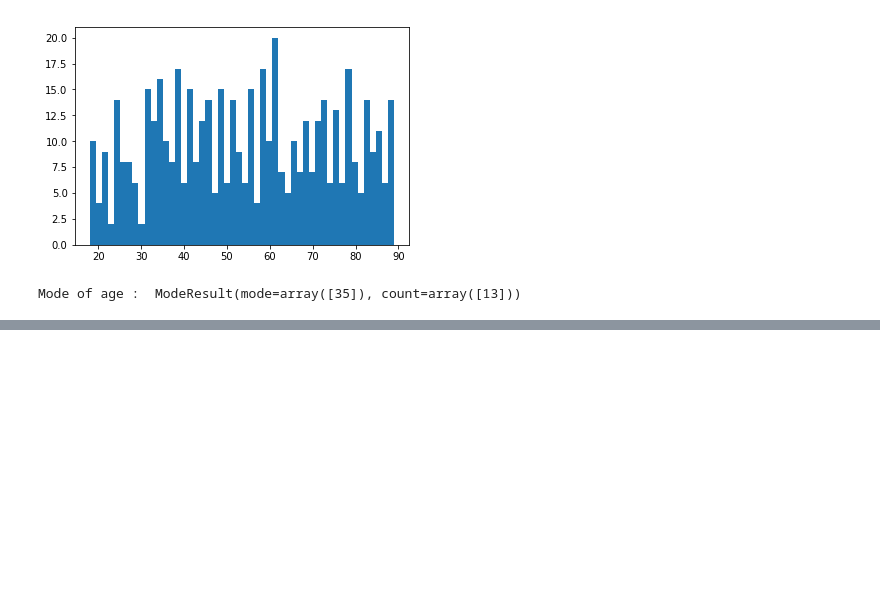
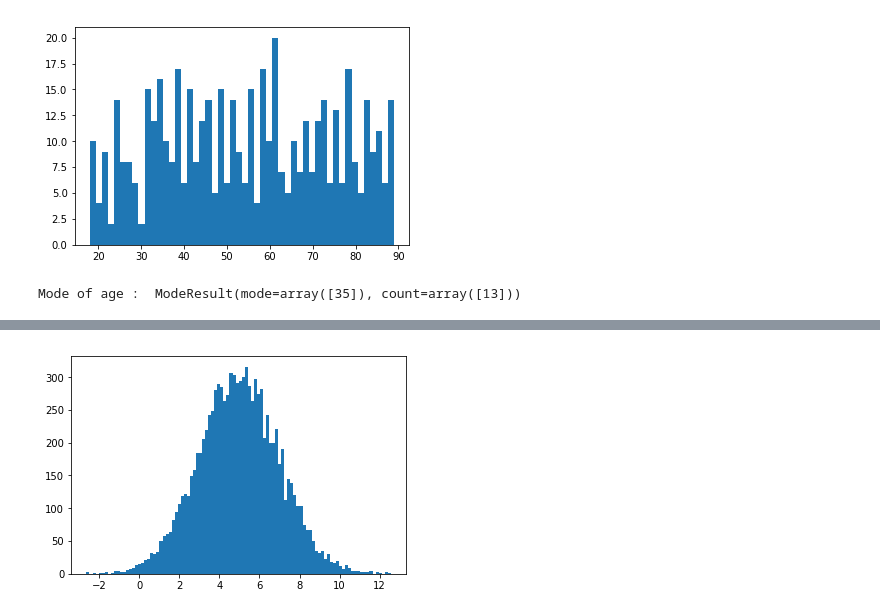
Before and after one commit to SudhakarAnemu/AI-DS-ML-DL-, a Jupyter notebook: jsDSDLMLwithPython_Udemy.ipynb, the cells around one changed output, grey strips where cells are left out. Saved outputs shown, nothing was run; the diff lists cells and outputs as text; code cells hidden in the pictures; blank space fills up the shorter version.

```diff
--- a/jsDSDLMLwithPython_Udemy.ipynb
+++ b/jsDSDLMLwithPython_Udemy.ipynb
@@ -109,0 +171,12 @@ Mode of age :  ModeResult(mode=array([35]), count=array([13]))
+# %%
+#Generate some random numbers with a normal distribution,
+# mu is the desired mean
+# sigma is the standard deviation
+
+mu = 5.0
+sigma = 2.0
+values = np.random.normal(mu,sigma,10000)
+plt.hist(values,100)
+plt.show()
+# %% [output]
+[figure, added]
```
Also changed, not shown: parts of 21 cells of this notebook.
